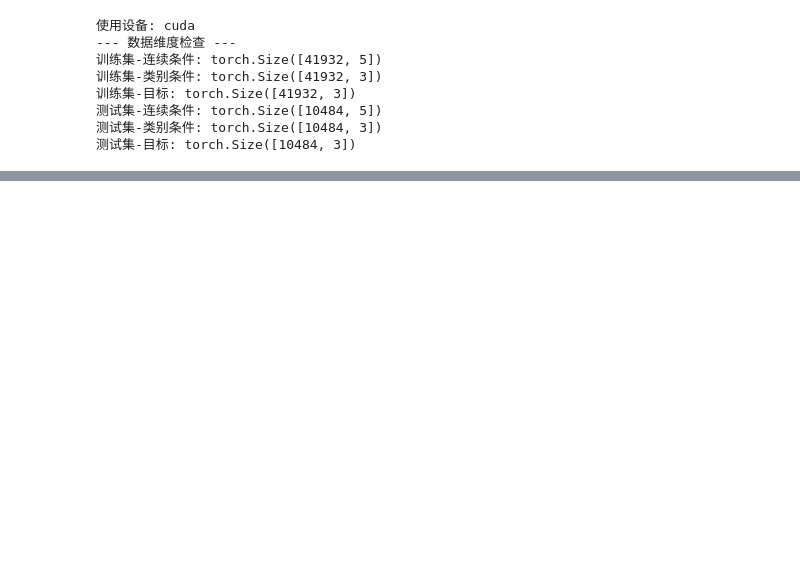
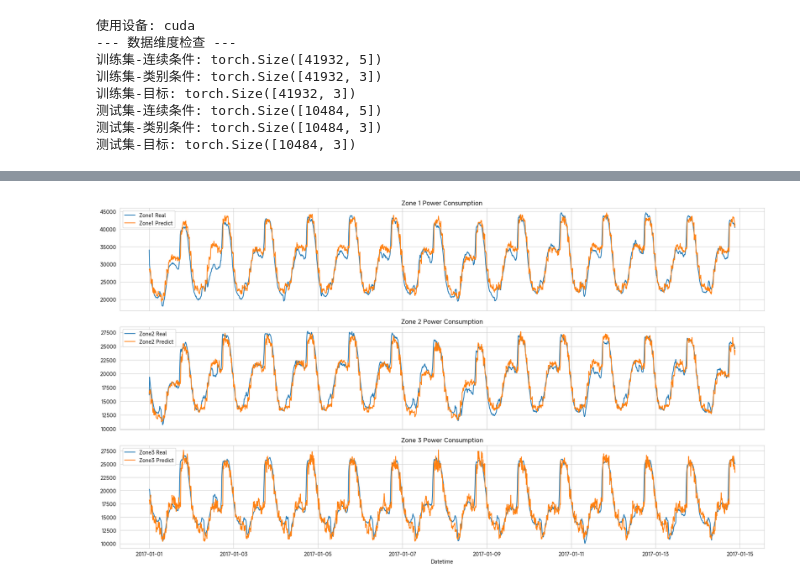
Before and after one commit to Republic1024/EnergyGen-CVAE, a Jupyter notebook: energy_CVAE4.ipynb, the cells around one changed output, grey strips where cells are left out. Cells and saved outputs as stored; diff of their text form; code cells hidden in the pictures; blank space fills up the shorter version.

Commit message:
update notebook: includes workflow visualization

```diff
--- a/energy_CVAE4.ipynb
+++ b/energy_CVAE4.ipynb
@@ -710,34 +800,36 @@ print(
 # %%
 import matplotlib.pyplot as plt
 
 # 采样（每隔10个取1个，前2000个）
 df_sample = df.iloc[:2000]
 
 # 创建子图
-fig, axs = plt.subplots(3, 1, figsize=(18, 12), sharex=True)
+fig, axs = plt.subplots(3, 1, figsize=(18, 10), sharex=True)
 
 # 区域1
 axs[0].plot(df_sample['Datetime'], df_sample['PowerConsumption_Zone1'], label='Zone1 Real')
 axs[0].plot(df_sample['Datetime'], df_sample['PowerConsumption_Zone1_Predict'], label='Zone1 Predict')
 axs[0].set_title('Zone 1 Power Consumption')
 axs[0].legend()
 
 # 区域2
 axs[1].plot(df_sample['Datetime'], df_sample['PowerConsumption_Zone2'], label='Zone2 Real')
 axs[1].plot(df_sample['Datetime'], df_sample['PowerConsumption_Zone2_Predict'], label='Zone2 Predict')
 axs[1].set_title('Zone 2 Power Consumption')
 axs[1].legend()
 
 # 区域3
 axs[2].plot(df_sample['Datetime'], df_sample['PowerConsumption_Zone3'], label='Zone3 Real')
 axs[2].plot(df_sample['Datetime'], df_sample['PowerConsumption_Zone3_Predict'], label='Zone3 Predict')
 axs[2].set_title('Zone 3 Power Consumption')
 axs[2].legend()
 
 # 总体设置
 plt.xlabel('Datetime')
 plt.tight_layout()
 plt.show()
+# %% [output]
+[figure, added]
 # %%
 !jupyter nbconvert --to html energy_CVAE4.ipynb
 # !jupyter nbconvert --to markdown energy_CVAE2.ipynb
```
Also changed, not shown: parts of 8 cells of this notebook, 1 other file.
